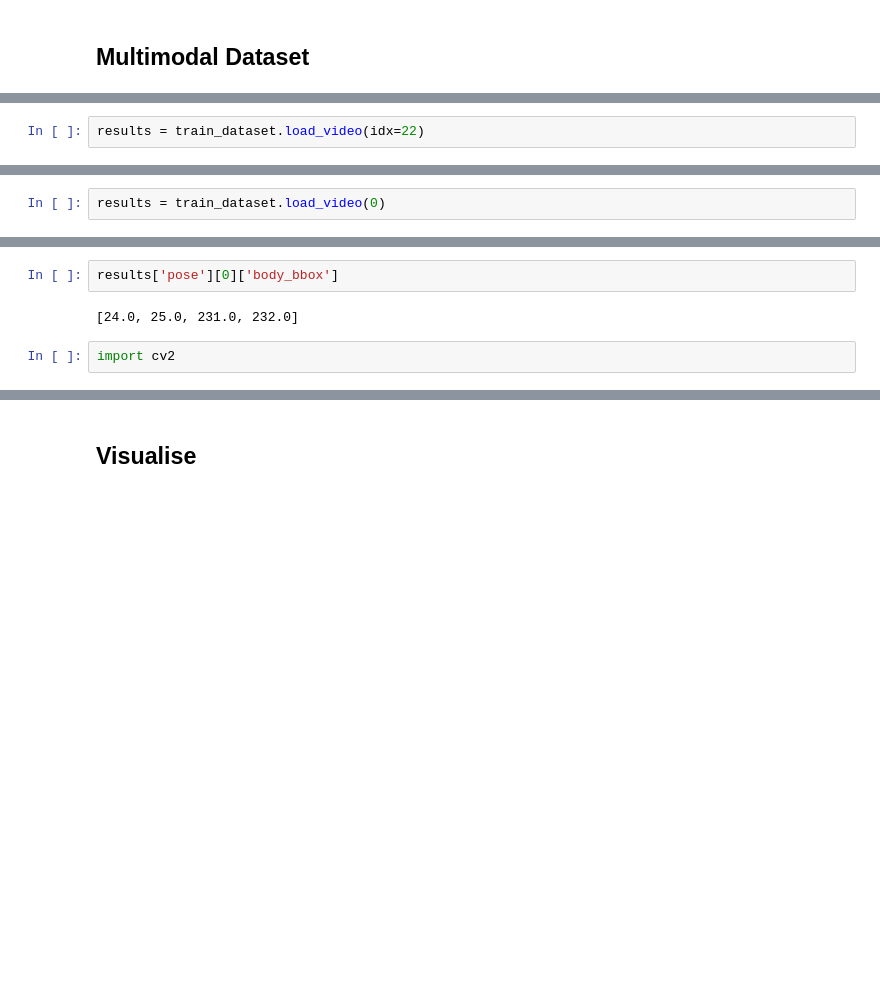
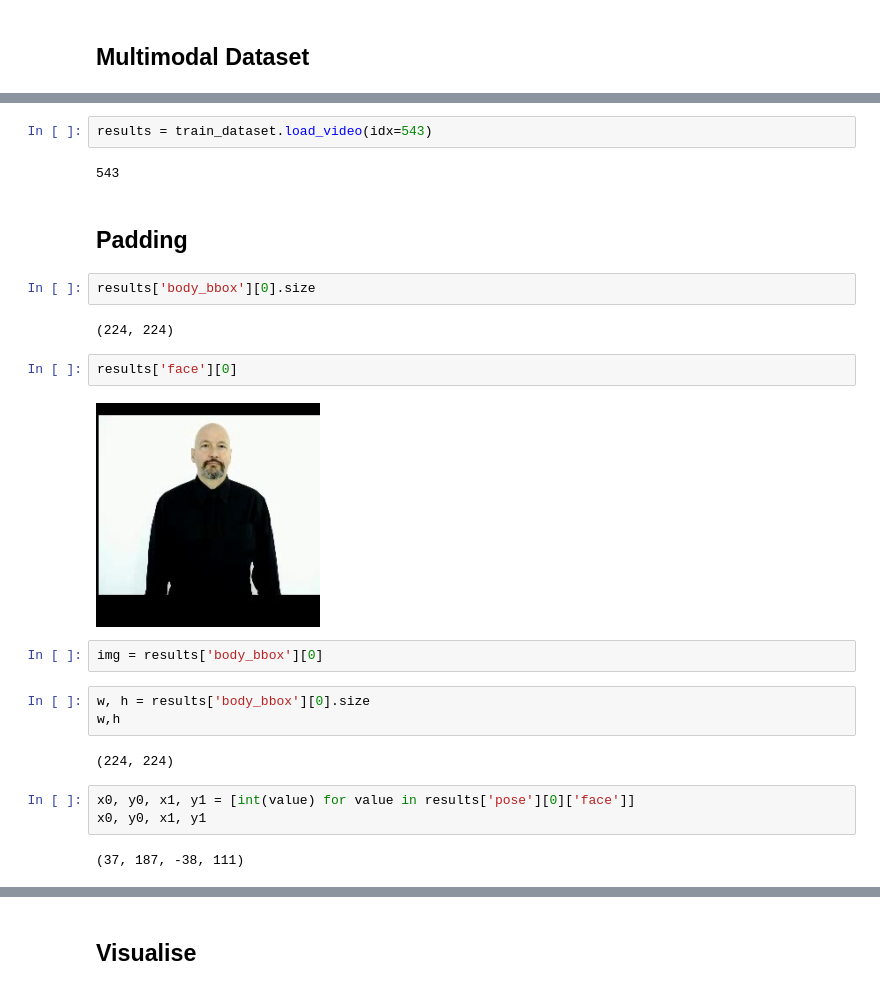
Before and after one commit to UoA-CARES/sign-language-benchmarks, a Jupyter notebook: experiments/wlasl/seven_sees/dataset_output.ipynb, the cells around one changed output, grey strips where cells are left out. Drawn from its saved outputs; the diff is of its cells as text; blank space fills up the shorter version.

```diff
--- a/experiments/wlasl/seven_sees/dataset_output.ipynb
+++ b/experiments/wlasl/seven_sees/dataset_output.ipynb
@@ -61,2 +42,0 @@ iter_ = iter(train_loader)
-# %%
-results = train_dataset.load_video(idx=22)
@@ -89,2 +48,0 @@ Clipping input data to the valid range for imshow with RGB data ([0..1] for floa
-# %%
-results = train_dataset.load_video(0)
@@ -136,6 +49,26 @@ dict_keys(['keypoints', 'face', 'left_hand', 'right_hand', 'body_bbox'])
-# %%
-results['pose'][0]['body_bbox']
-# %% [output]
-[24.0, 25.0, 231.0, 232.0]
-# %%
-import cv2
+# %%
+results = train_dataset.load_video(idx=543)
+# %% [output]
+543
+# %% [markdown]
+## Padding
+# %%
+results['body_bbox'][0].size
+# %% [output]
+(224, 224)
+# %%
+results['face'][0]
+# %% [output]
+[figure, added]
+# %%
+img = results['body_bbox'][0]
+# %%
+w, h = results['body_bbox'][0].size
+w,h
+# %% [output]
+(224, 224)
+# %%
+x0, y0, x1, y1 = [int(value) for value in results['pose'][0]['face']]
+x0, y0, x1, y1
+# %% [output]
+(37, 187, -38, 111)
```
Also changed, not shown: parts of 45 cells of this notebook, 5 other files.
